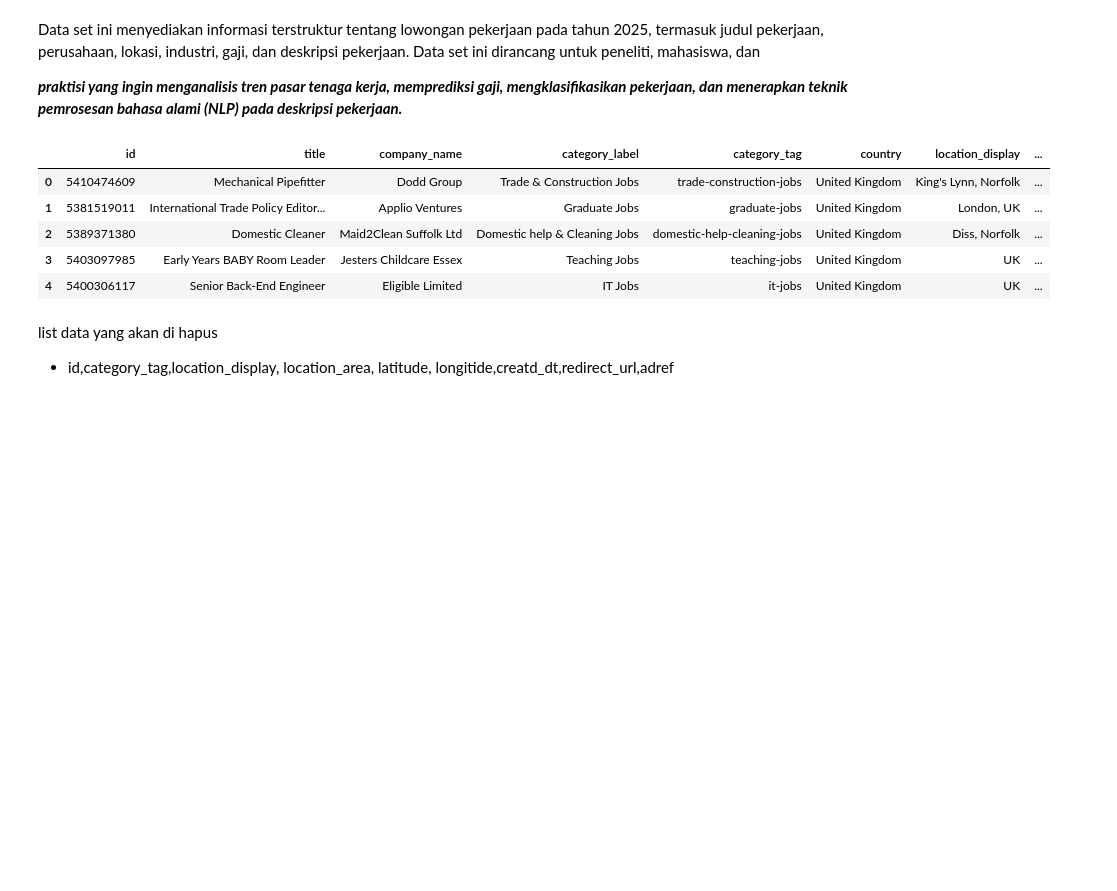
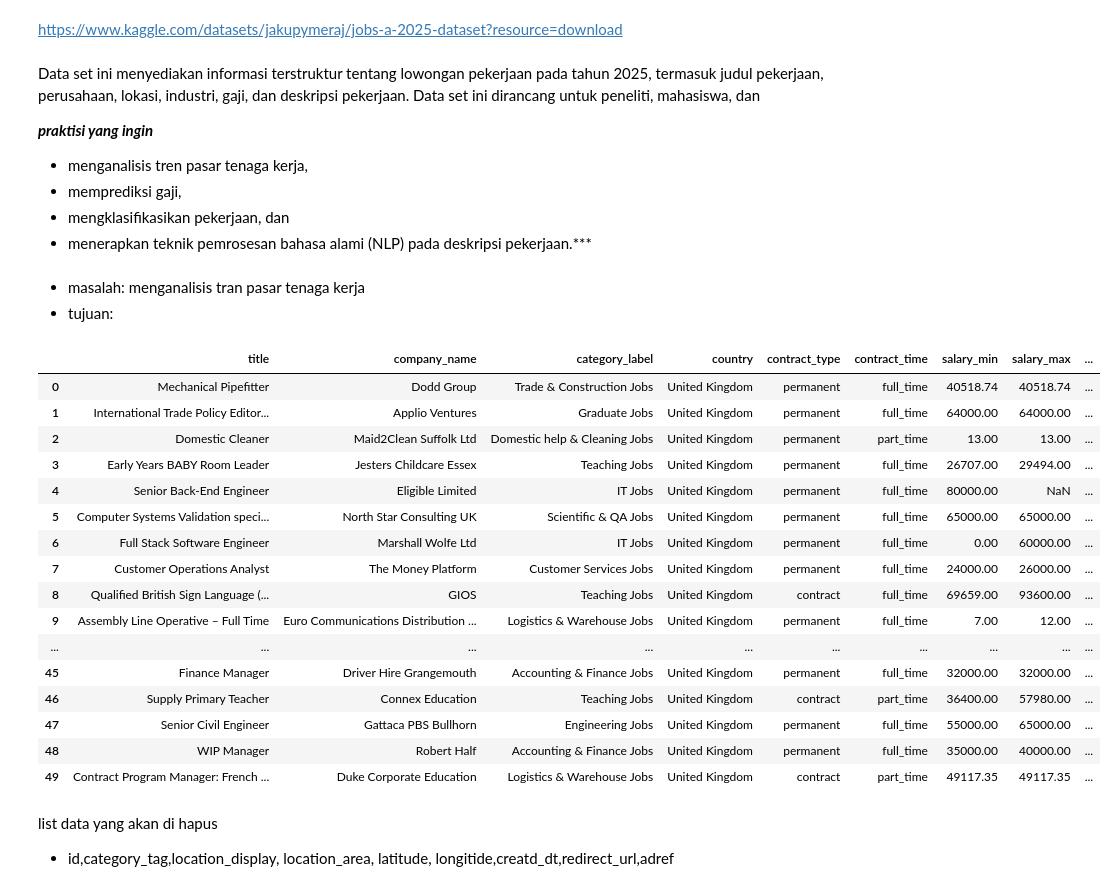
Before and after one commit to zulfanHamka/job_market_2025, a Jupyter notebook: Job_Market_A_2025_Dataset.ipynb, the cells around one changed output. Drawn from its saved outputs; the diff is of its cells as text; code cells hidden in the pictures; blank space fills up the shorter version.

```diff
--- a/Job_Market_A_2025_Dataset.ipynb
+++ b/Job_Market_A_2025_Dataset.ipynb
@@ -1,23 +1,43 @@
 # %% [markdown]
 <a href="https://colab.research.google.com/github/zulfanHamka/job_market_2025/blob/main/Job_Market_A_2025_Dataset.ipynb" target="_parent"><img src="https://colab.research.google.com/assets/colab-badge.svg" alt="Open In Colab"/></a>
+# %% [markdown]
+https://www.kaggle.com/datasets/jakupymeraj/jobs-a-2025-dataset?resource=download
 # %% [markdown]
 Data set ini menyediakan informasi terstruktur tentang lowongan pekerjaan pada tahun 2025, termasuk judul pekerjaan, perusahaan, lokasi, industri, gaji, dan deskripsi pekerjaan. Data set ini dirancang untuk peneliti, mahasiswa, dan
 
-***praktisi yang ingin menganalisis tren pasar tenaga kerja, memprediksi gaji, mengklasifikasikan pekerjaan, dan menerapkan teknik pemrosesan bahasa alami (NLP) pada deskripsi pekerjaan.***
+***praktisi yang ingin***
+- menganalisis tren pasar tenaga kerja,
+- memprediksi gaji,
+- mengklasifikasikan pekerjaan, dan
+- menerapkan teknik pemrosesan bahasa alami (NLP) pada deskripsi pekerjaan.***
+# %% [markdown]
+- masalah: menganalisis tran pasar tenaga kerja
+- tujuan:
 # %%
 import pandas as pd
 file_path = '/content/drive/MyDrive/gcolab/JobMarket-A2025Dataset/JobMarket2025.csv'
 # %%
 df = pd.read_csv(file_path)
 # %%
-df.head(5)
+df.head(50)
 # %% [output]
-|  | id | title | company_name | category_label | category_tag | country | location_display | ... |
-| 0 | 5410474609 | Mechanical Pipefitter | Dodd Group | Trade & Construction Jobs | trade-construction-jobs | United Kingdom | King's Lynn, Norfolk | ... |
-| 1 | 5381519011 | International Trade Policy Editor... | Applio Ventures | Graduate Jobs | graduate-jobs | United Kingdom | London, UK | ... |
-| 2 | 5389371380 | Domestic Cleaner | Maid2Clean Suffolk Ltd | Domestic help & Cleaning Jobs | domestic-help-cleaning-jobs | United Kingdom | Diss, Norfolk | ... |
-| 3 | 5403097985 | Early Years BABY Room Leader | Jesters Childcare Essex | Teaching Jobs | teaching-jobs | United Kingdom | UK | ... |
-| 4 | 5400306117 | Senior Back-End Engineer | Eligible Limited | IT Jobs | it-jobs | United Kingdom | UK | ... |
+|  | title | company_name | category_label | country | contract_type | contract_time | salary_min | salary_max | ... |
+| 0 | Mechanical Pipefitter | Dodd Group | Trade & Construction Jobs | United Kingdom | permanent | full_time | 40518.74 | 40518.74 | ... |
+| 1 | International Trade Policy Editor... | Applio Ventures | Graduate Jobs | United Kingdom | permanent | full_time | 64000.00 | 64000.00 | ... |
+| 2 | Domestic Cleaner | Maid2Clean Suffolk Ltd | Domestic help & Cleaning Jobs | United Kingdom | permanent | part_time | 13.00 | 13.00 | ... |
+| 3 | Early Years BABY Room Leader | Jesters Childcare Essex | Teaching Jobs | United Kingdom | permanent | full_time | 26707.00 | 29494.00 | ... |
+| 4 | Senior Back-End Engineer | Eligible Limited | IT Jobs | United Kingdom | permanent | full_time | 80000.00 | NaN | ... |
+| 5 | Computer Systems Validation speci... | North Star Consulting UK | Scientific & QA Jobs | United Kingdom | permanent | full_time | 65000.00 | 65000.00 | ... |
+| 6 | Full Stack Software Engineer | Marshall Wolfe Ltd | IT Jobs | United Kingdom | permanent | full_time | 0.00 | 60000.00 | ... |
+| 7 | Customer Operations Analyst | The Money Platform | Customer Services Jobs | United Kingdom | permanent | full_time | 24000.00 | 26000.00 | ... |
+| 8 | Qualified British Sign Language (... | GIOS | Teaching Jobs | United Kingdom | contract | full_time | 69659.00 | 93600.00 | ... |
+| 9 | Assembly Line Operative – Full Time | Euro Communications Distribution ... | Logistics & Warehouse Jobs | United Kingdom | permanent | full_time | 7.00 | 12.00 | ... |
+| ... | ... | ... | ... | ... | ... | ... | ... | ... | ... |
+| 45 | Finance Manager | Driver Hire Grangemouth | Accounting & Finance Jobs | United Kingdom | permanent | full_time | 32000.00 | 32000.00 | ... |
+| 46 | Supply Primary Teacher | Connex Education | Teaching Jobs | United Kingdom | contract | part_time | 36400.00 | 57980.00 | ... |
+| 47 | Senior Civil Engineer | Gattaca PBS Bullhorn | Engineering Jobs | United Kingdom | permanent | full_time | 55000.00 | 65000.00 | ... |
+| 48 | WIP Manager | Robert Half | Accounting & Finance Jobs | United Kingdom | permanent | full_time | 35000.00 | 40000.00 | ... |
+| 49 | Contract Program Manager: French ... | Duke Corporate Education | Logistics & Warehouse Jobs | United Kingdom | contract | part_time | 49117.35 | 49117.35 | ... |
 # %% [markdown]
 list data yang akan di hapus
 - id,category_tag,location_display, location_area, latitude, longitide,creatd_dt,redirect_url,adref
```
Also changed, not shown: parts of 9 cells of this notebook.
